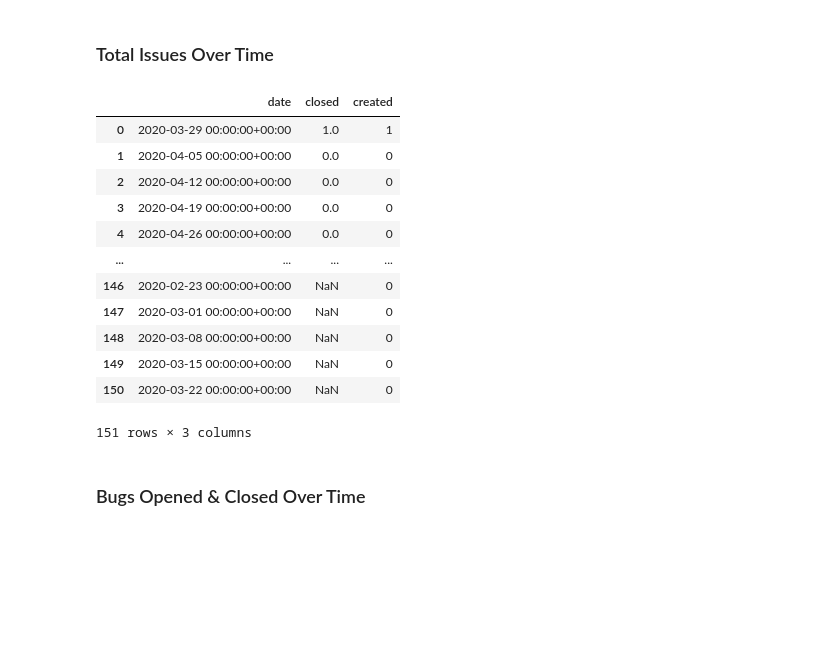
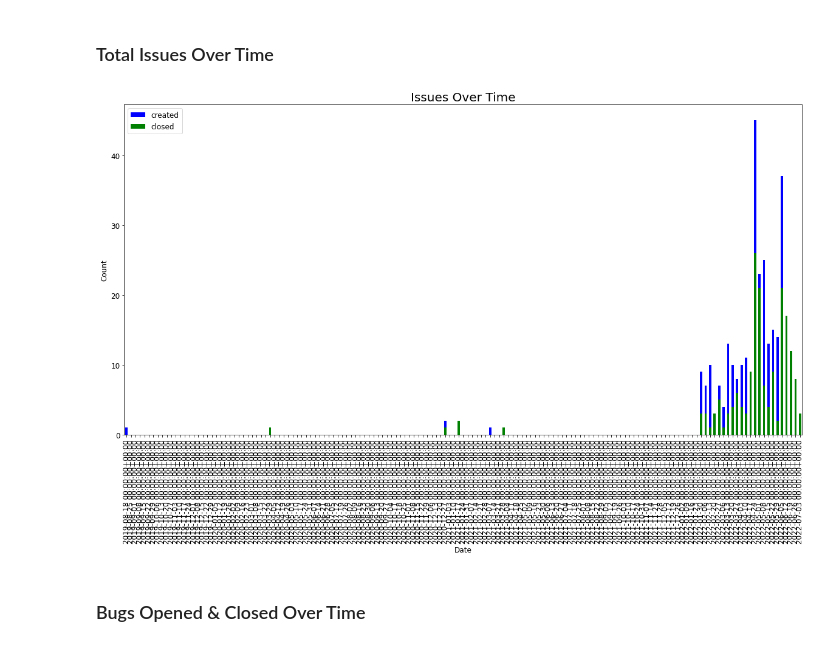
Before and after one commit to thebrianbug/dev-flow-dashboard, a Jupyter notebook: Flow_Dashboard.ipynb, the cells around one changed output. Saved outputs shown, nothing was run; the diff lists cells and outputs as text; code cells hidden in the pictures; blank space fills up the shorter version.

Commit message:
Added issues over time graph

```diff
--- a/Flow_Dashboard.ipynb
+++ b/Flow_Dashboard.ipynb
@@ -141,33 +141,34 @@ plot_line(weekly_prs_pivot_year, 'PRs Closed Over Time - Current Year', 'Closed
 # %%
 # Count CLOSED items per week
 weekly_closed_issues = issues.set_index('closedAt').groupby(
     pd.Grouper(freq='W', label='left'))['state'].count().reset_index(name='closed')
 
 weekly_closed_issues.rename(columns={'closedAt': 'date'}, inplace=True)
 
 weekly_created_issues = issues.set_index('createdAt').groupby(
     pd.Grouper(freq='W', label='left'))['state'].count().reset_index(name='created')
 
 weekly_created_issues.rename(columns={'createdAt': 'date'}, inplace=True)
 
 weekly_issues = weekly_closed_issues.merge(
-    weekly_created_issues, how='outer', on='date')
+    weekly_created_issues, how='outer', on='date').set_index('date').sort_index()
 
-weekly_issues
+# Replace NaN
+weekly_issues = weekly_issues.fillna(0)
+
+plt.figure(figsize=(20, 10), facecolor='white')
+plt.title('Issues Over Time', fontsize=20)
+
+weekly_issues['created'].plot(
+    kind='bar', stacked=True, color='blue', legend=True)
+weekly_issues['closed'].plot(
+    kind='bar', stacked=True, color='green', legend=True)
+
+plt.xlabel('Date')
+plt.ylabel('Count')
+plt.show()
 # %% [output]
-|  | date | closed | created |
-| 0 | 2020-03-29 00:00:00+00:00 | 1.0 | 1 |
-| 1 | 2020-04-05 00:00:00+00:00 | 0.0 | 0 |
-| 2 | 2020-04-12 00:00:00+00:00 | 0.0 | 0 |
-| 3 | 2020-04-19 00:00:00+00:00 | 0.0 | 0 |
-| 4 | 2020-04-26 00:00:00+00:00 | 0.0 | 0 |
-| ... | ... | ... | ... |
-| 146 | 2020-02-23 00:00:00+00:00 | NaN | 0 |
-| 147 | 2020-03-01 00:00:00+00:00 | NaN | 0 |
-| 148 | 2020-03-08 00:00:00+00:00 | NaN | 0 |
-| 149 | 2020-03-15 00:00:00+00:00 | NaN | 0 |
-| 150 | 2020-03-22 00:00:00+00:00 | NaN | 0 |
-151 rows × 3 columns
+[figure, added]
 # %% [markdown]
 ### Bugs Opened & Closed Over Time
 # %% [markdown]
```
